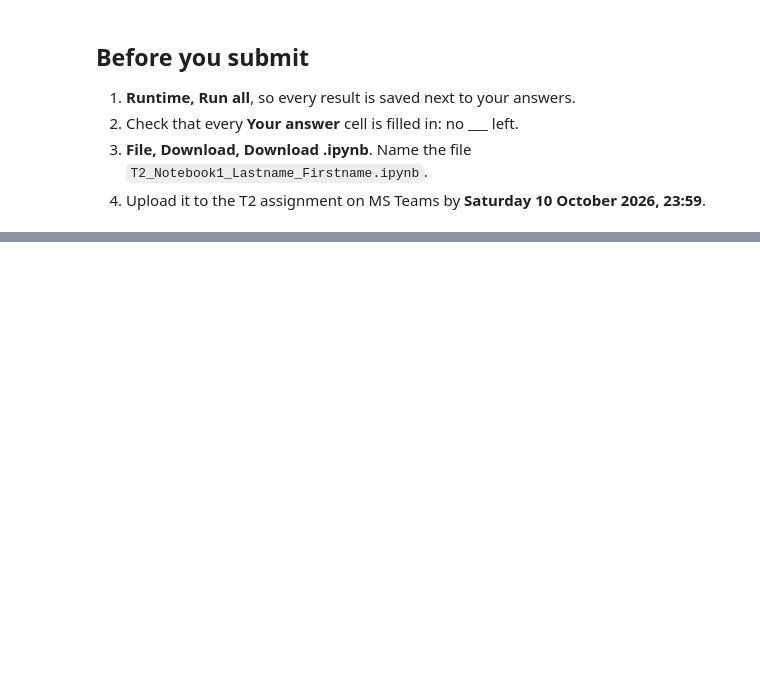
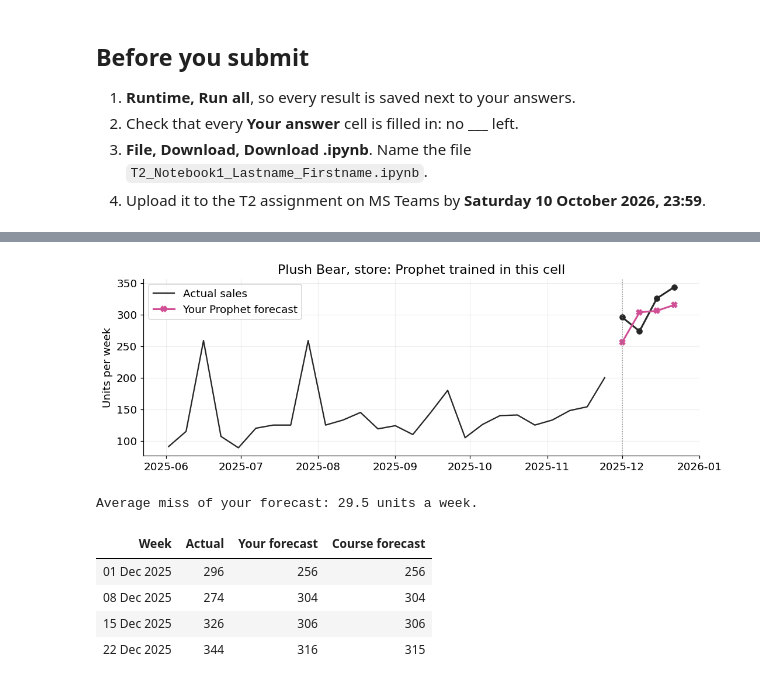
Before and after one commit to FH-Prevail/jku_course, a Jupyter notebook: notebooks/1_see_and_forecast.ipynb, the cells around one changed output, grey strips where cells are left out. Drawn from its saved outputs; the diff is of its cells as text; code cells hidden in the pictures; blank space fills up the shorter version.

Commit message:
Notebook 1 ends with an optional extra: train Prophet and LightGBM in global mode yourself

```diff
--- a/notebooks/1_see_and_forecast.ipynb
+++ b/notebooks/1_see_and_forecast.ipynb
@@ -532,0 +539,50 @@ Do not choose a stock policy by counting the weeks a forecast gets right.
+# %%
+def train_prophet(product="Plush Bear, store", forecast_date="2025-12-01"):
+    """Extra, not graded: train Prophet yourself on one product and forecast the four weeks from the forecast date.
+    The same settings as the course model: a trend, a yearly season and the planned discount, added together."""
+    import logging
+    for name in ("cmdstanpy", "prophet", "prophet.plot"):
+        logging.getLogger(name).disabled = True                          # hide Prophet's progress messages
+    try:
+        from prophet import Prophet
+    except ImportError:
+        print("Prophet is not installed here. Run  %pip install prophet  in a new cell, then run this cell again.")
+        return None
+    start = pd.Timestamp(forecast_date)
+    sales = demand[demand["series_id"] == series_id(product)].sort_values("week_start")
+    past = sales[sales["week_start"] < start]                            # only what was known on the forecast date
+    future = sales[sales["week_start"] >= start].head(4)                 # the four weeks we forecast
+    model = Prophet(yearly_seasonality=True, weekly_seasonality=False, daily_seasonality=False, uncertainty_samples=0)
+    model.add_regressor("discount")                                      # the planned discount, known in advance
+    model.fit(pd.DataFrame({"ds": past["week_start"], "y": past["units"], "discount": past["discount_pct"]}))
+    plan = pd.DataFrame({"ds": future["week_start"], "discount": future["discount_pct"]})
+    forecast = model.predict(plan)["yhat"].clip(lower=0).to_numpy()     # no negative sales
+    fig, ax = plt.subplots(figsize=(10, 3.6))
+    shown = past.tail(26)
+    ax.plot(shown["week_start"], shown["units"], color=COLORS["Actual sales"], lw=1.5, label="Actual sales")
+    ax.plot(future["week_start"], future["units"], color=COLORS["Actual sales"], marker="o", lw=2)
+    ax.plot(future["week_start"], forecast, color=COLORS["Prophet"], marker=MARKERS["Prophet"], lw=2, label="Your Prophet forecast")
+    ax.axvline(start, color="#808080", lw=1, ls=":")                    # the forecast date
+    ax.set(ylabel="Units per week", title=f"{product}: Prophet trained in this cell")
+    ax.legend()
+    fig.tight_layout()
+    plt.show()
+    stored = comparisons[(comparisons["series_id"] == series_id(product)) & (comparisons["method"] == "Prophet")
+                         & (comparisons["test_start"] == start)].sort_values("horizon")["forecast"].to_numpy()
+    table = pd.DataFrame({"Week": future["week_start"].dt.strftime("%d %b %Y").to_list(), "Actual": future["units"].to_list(),
+                          "Your forecast": forecast})
+    if len(stored) == len(table):
+        table["Course forecast"] = stored                                # the forecast stored for the slides
+    print(f"Average miss of your forecast: {np.abs(forecast - future['units'].to_numpy()).mean():.1f} units a week.")
+    return neat(table, {c: "{:.0f}" for c in table.columns if "forecast" in c})
+
+
+train_prophet('Plush Bear, store', '2025-12-01')
+# %% [output]
+[figure, added]
+Average miss of your forecast: 29.5 units a week.
+| Week | Actual | Your forecast | Course forecast |
+| 01 Dec 2025 | 296 | 256 | 256 |
+| 08 Dec 2025 | 274 | 304 | 304 |
+| 15 Dec 2025 | 326 | 306 | 306 |
+| 22 Dec 2025 | 344 | 316 | 315 |
```
Also changed, not shown: parts of 4 cells of this notebook, 3 other files.
